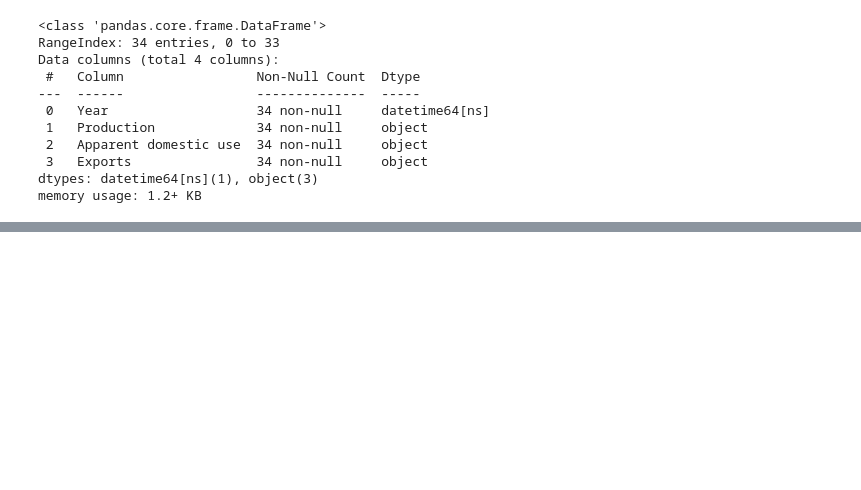
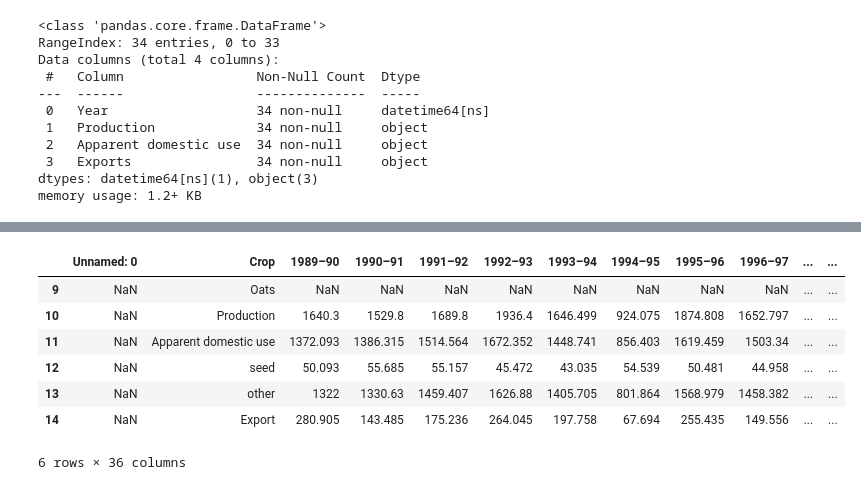
Before and after one commit to Moisebea/Crop_Report, a Jupyter notebook: OneDrive/Documents/Bureau/ABARES Dec Crop Report/Scraping_data.ipynb, the cells around one changed output, grey strips where cells are left out. Cells and saved outputs as stored; diff of their text form; code cells hidden in the pictures; blank space fills up the shorter version.

```diff
--- a/OneDrive/Documents/Bureau/ABARES Dec Crop Report/Scraping_data.ipynb
+++ b/OneDrive/Documents/Bureau/ABARES Dec Crop Report/Scraping_data.ipynb
@@ -1655,0 +1695,14 @@ CPSD.to_csv('chickpeas_supply_disposal.csv',index=False,encoding='utf-8')
+# %%
+start = Table_16.loc[Table_16['Crop'] == 'Oats'].index[0]
+end = Table_16.loc[Table_16['Crop'] == 'Triticale'].index[0]
+Oats_supply_disposal = Table_16.iloc[start:end]
+Oats_supply_disposal
+# %% [output]
+|  | Unnamed: 0 | Crop | 1989–90 | 1990–91 | 1991–92 | 1992–93 | 1993–94 | 1994–95 | 1995–96 | 1996–97 | ... | ... |
+| 9 | NaN | Oats | NaN | NaN | NaN | NaN | NaN | NaN | NaN | NaN | ... | ... |
+| 10 | NaN | Production | 1640.3 | 1529.8 | 1689.8 | 1936.4 | 1646.499 | 924.075 | 1874.808 | 1652.797 | ... | ... |
+| 11 | NaN | Apparent domestic use | 1372.093 | 1386.315 | 1514.564 | 1672.352 | 1448.741 | 856.403 | 1619.459 | 1503.34 | ... | ... |
+| 12 | NaN | seed | 50.093 | 55.685 | 55.157 | 45.472 | 43.035 | 54.539 | 50.481 | 44.958 | ... | ... |
+| 13 | NaN | other | 1322 | 1330.63 | 1459.407 | 1626.88 | 1405.705 | 801.864 | 1568.979 | 1458.382 | ... | ... |
+| 14 | NaN | Export | 280.905 | 143.485 | 175.236 | 264.045 | 197.758 | 67.694 | 255.435 | 149.556 | ... | ... |
+6 rows × 36 columns
```
Also changed, not shown: parts of 13 cells of this notebook, 5 other files.
